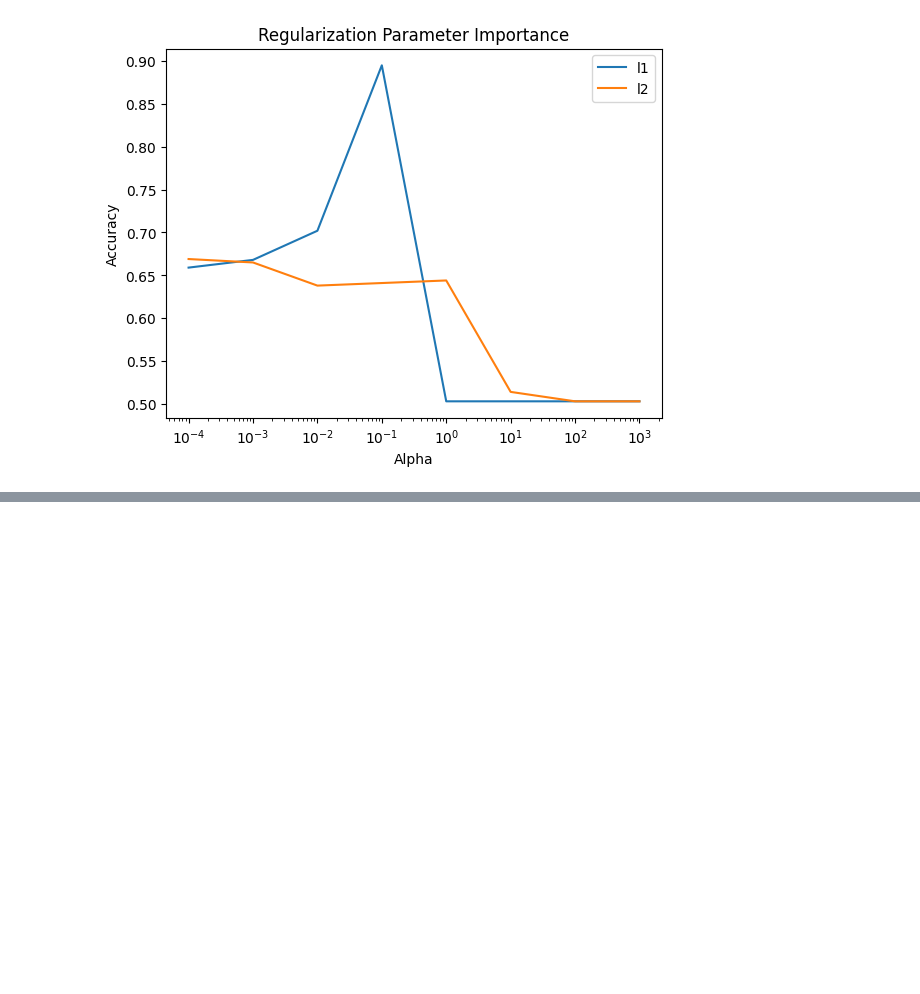
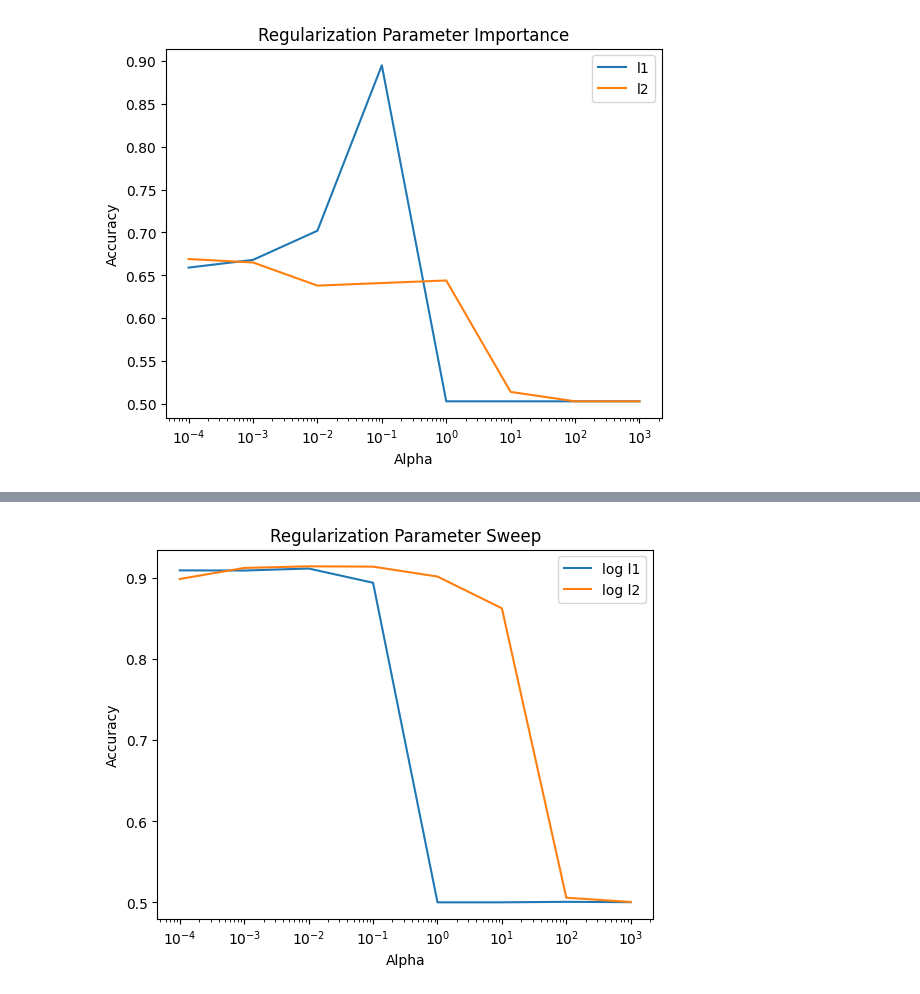
Before and after one commit to Tarane2028/ADS500B, a Jupyter notebook: Assignment4_1.ipynb, the cells around one changed output, grey strips where cells are left out. Cells and saved outputs as stored; diff of their text form; code cells hidden in the pictures; blank space fills up the shorter version.

```diff
--- a/Assignment4_1.ipynb
+++ b/Assignment4_1.ipynb
@@ -105,0 +192,21 @@ plt.show()
+# %%
+alphas = [0.0001, 0.001, 0.01, 0.1, 1, 10, 100, 1000]
+l1_scores = []
+l2_scores = []
+
+for alpha in alphas:
+    model_l1 = SGDClassifier(loss='log', penalty='l1', alpha=alpha)
+    model_l2 = SGDClassifier(loss='log', penalty='l2', alpha=alpha)
+    l1_scores.append(cross_val_score(model_l1, X, y, cv=5, scoring='accuracy').mean())
+    l2_scores.append(cross_val_score(model_l2, X, y, cv=5, scoring='accuracy').mean())
+
+plt.plot(alphas, l1_scores, label='log l1')
+plt.plot(alphas, l2_scores, label='log l2')
+plt.xlabel('Alpha')
+plt.ylabel('Accuracy')
+plt.legend()
+plt.title('Regularization Parameter Sweep')
+plt.xscale('log')
+plt.show()
+# %% [output]
+[figure, added]
```
Also changed, not shown: parts of 5 cells of this notebook.
